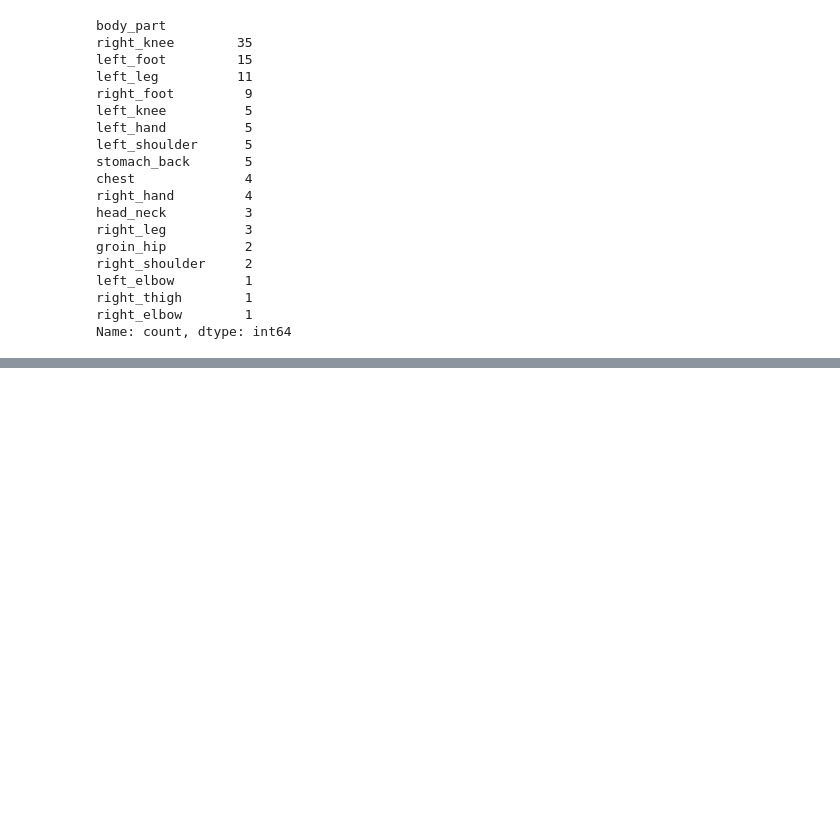
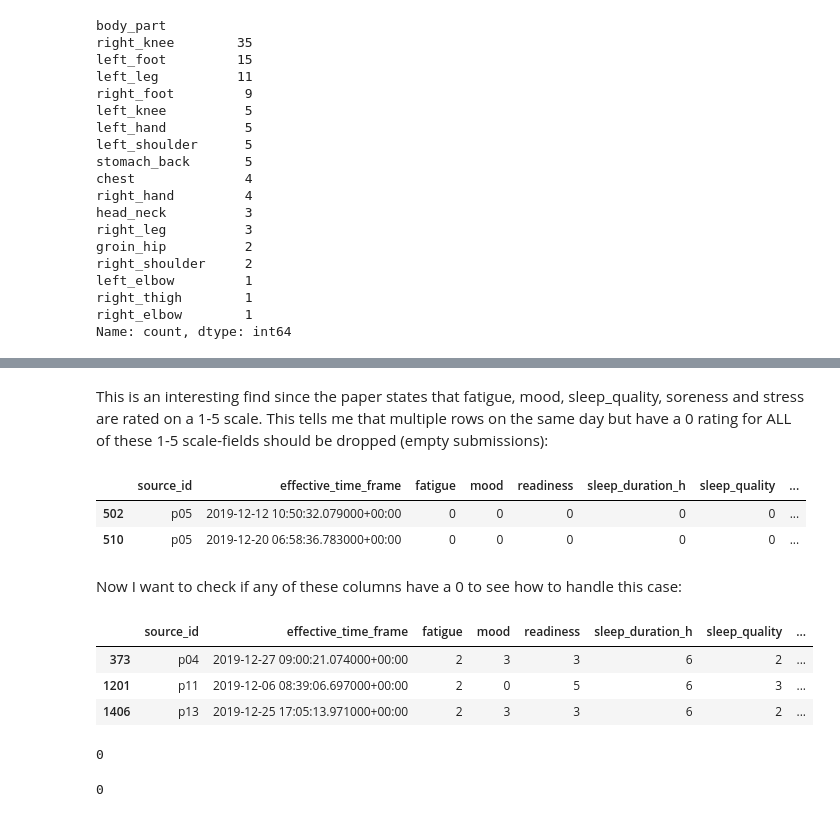
Before and after one commit to vish-mandalika/sql-pipeline-athletic-performance, a Jupyter notebook: etl.ipynb, the cells around one changed output, grey strips where cells are left out. Saved outputs shown, nothing was run; the diff lists cells and outputs as text; code cells hidden in the pictures; blank space fills up the shorter version.

```diff
--- a/etl.ipynb
+++ b/etl.ipynb
@@ -236,0 +271,31 @@ injuries_fact[dupe_mask].sort_values(["source_id","injury_date","body_part"])
+# %% [markdown]
+This is an interesting find since the paper states that fatigue, mood, sleep_quality, soreness and stress are rated on a 1-5 scale. This tells me that multiple rows on the same day but have a 0 rating for ALL of these 1-5 scale-fields should be dropped (empty submissions):
+# %%
+five_pt_cols = ['fatigue', 'mood', 'sleep_quality', 'soreness', 'stress']
+wellness[wellness[five_pt_cols].eq(0).all(axis=1)]
+# %% [output]
+|  | source_id | effective_time_frame | fatigue | mood | readiness | sleep_duration_h | sleep_quality | ... |
+| 502 | p05 | 2019-12-12 10:50:32.079000+00:00 | 0 | 0 | 0 | 0 | 0 | ... |
+| 510 | p05 | 2019-12-20 06:58:36.783000+00:00 | 0 | 0 | 0 | 0 | 0 | ... |
+# %%
+empty_mask = wellness[five_pt_cols].eq(0).all(axis=1)
+wellness = wellness[~empty_mask]
+wellness = wellness.reset_index(drop=True)
+# %% [markdown]
+Now I want to check if any of these columns have a 0 to see how to handle this case:
+# %%
+five_pt_cols = ['fatigue', 'mood', 'sleep_quality', 'soreness', 'stress']
+wellness[wellness[five_pt_cols].eq(0).any(axis=1)]
+# %% [output]
+|  | source_id | effective_time_frame | fatigue | mood | readiness | sleep_duration_h | sleep_quality | ... |
+| 373 | p04 | 2019-12-27 09:00:21.074000+00:00 | 2 | 3 | 3 | 6 | 2 | ... |
+| 1201 | p11 | 2019-12-06 08:39:06.697000+00:00 | 2 | 0 | 5 | 6 | 3 | ... |
+| 1406 | p13 | 2019-12-25 17:05:13.971000+00:00 | 2 | 3 | 3 | 6 | 2 | ... |
+# %%
+wellness.duplicated(subset=["source_id","effective_time_frame"]).sum()
+# %% [output]
+0
+# %%
+srpe["activity_names"].eq("{}").sum()
+# %% [output]
+0
```
Also changed, not shown: parts of 9 cells of this notebook.
